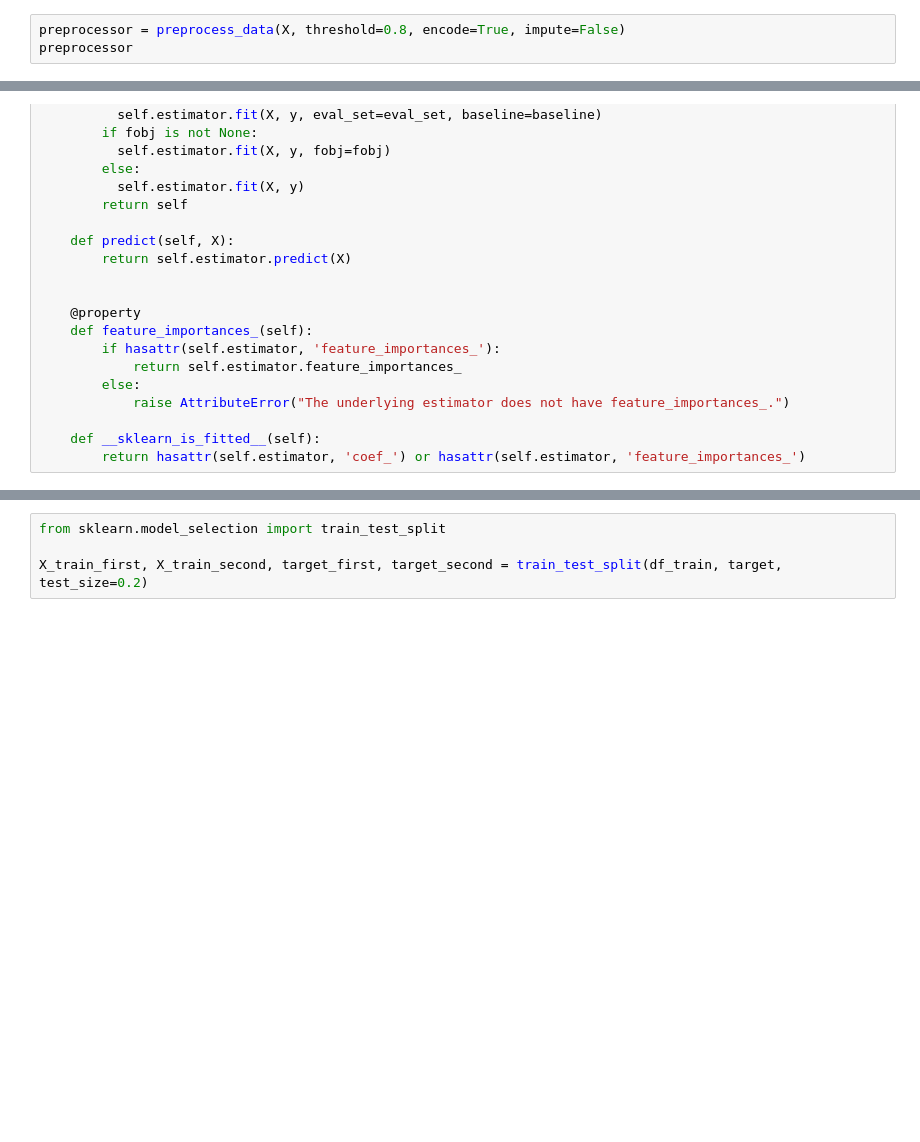
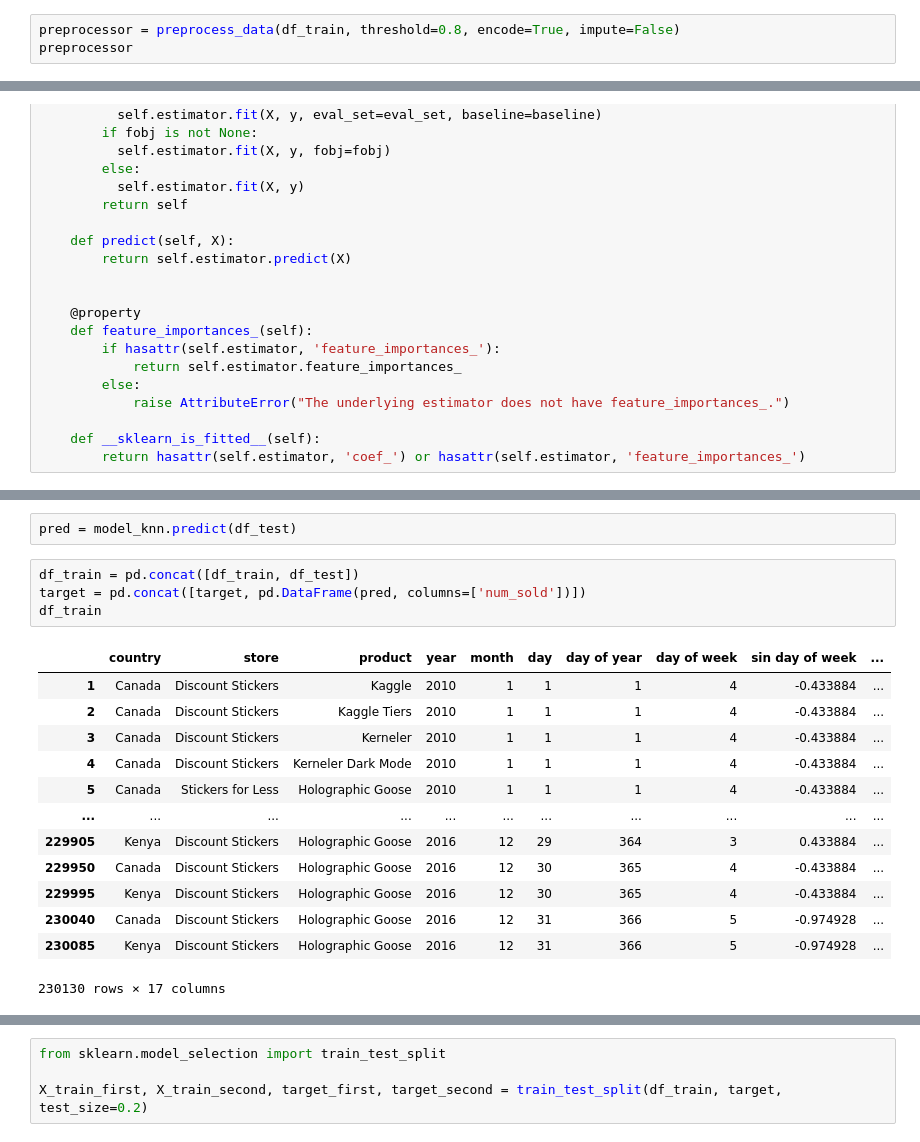
Before and after one commit to davidmiheev/ml, a Jupyter notebook: playground-s5e1/playground-s5e1.ipynb, the cells around one changed output, grey strips where cells are left out. Saved outputs shown, nothing was run; the diff lists cells and outputs as text; blank space fills up the shorter version.

```diff
--- a/playground-s5e1/playground-s5e1.ipynb
+++ b/playground-s5e1/playground-s5e1.ipynb
@@ -329,7 +316,7 @@ def preprocess_data(X, threshold=0.5, n_neighbors=1500, encode=True, impute=True
 
     return preprocessor
 # %%
-preprocessor = preprocess_data(X, threshold=0.8, encode=True, impute=False)
+preprocessor = preprocess_data(df_train, threshold=0.8, encode=True, impute=False)
 preprocessor
 # %% [output]
 Pipeline(steps=[('transformer',
@@ -418,0 +451,20 @@ Pipeline(steps=[('preprocessor',
+# %%
+pred = model_knn.predict(df_test)
+# %%
+df_train = pd.concat([df_train, df_test])
+target = pd.concat([target, pd.DataFrame(pred, columns=['num_sold'])])
+df_train
+# %% [output]
+|  | country | store | product | year | month | day | day of year | day of week | sin day of week | ... |
+| 1 | Canada | Discount Stickers | Kaggle | 2010 | 1 | 1 | 1 | 4 | -0.433884 | ... |
+| 2 | Canada | Discount Stickers | Kaggle Tiers | 2010 | 1 | 1 | 1 | 4 | -0.433884 | ... |
+| 3 | Canada | Discount Stickers | Kerneler | 2010 | 1 | 1 | 1 | 4 | -0.433884 | ... |
+| 4 | Canada | Discount Stickers | Kerneler Dark Mode | 2010 | 1 | 1 | 1 | 4 | -0.433884 | ... |
+| 5 | Canada | Stickers for Less | Holographic Goose | 2010 | 1 | 1 | 1 | 4 | -0.433884 | ... |
+| ... | ... | ... | ... | ... | ... | ... | ... | ... | ... | ... |
+| 229905 | Kenya | Discount Stickers | Holographic Goose | 2016 | 12 | 29 | 364 | 3 | 0.433884 | ... |
+| 229950 | Canada | Discount Stickers | Holographic Goose | 2016 | 12 | 30 | 365 | 4 | -0.433884 | ... |
+| 229995 | Kenya | Discount Stickers | Holographic Goose | 2016 | 12 | 30 | 365 | 4 | -0.433884 | ... |
+| 230040 | Canada | Discount Stickers | Holographic Goose | 2016 | 12 | 31 | 366 | 5 | -0.974928 | ... |
+| 230085 | Kenya | Discount Stickers | Holographic Goose | 2016 | 12 | 31 | 366 | 5 | -0.974928 | ... |
+230130 rows × 17 columns
```
Also changed, not shown: parts of 31 cells of this notebook, 9 other files.
